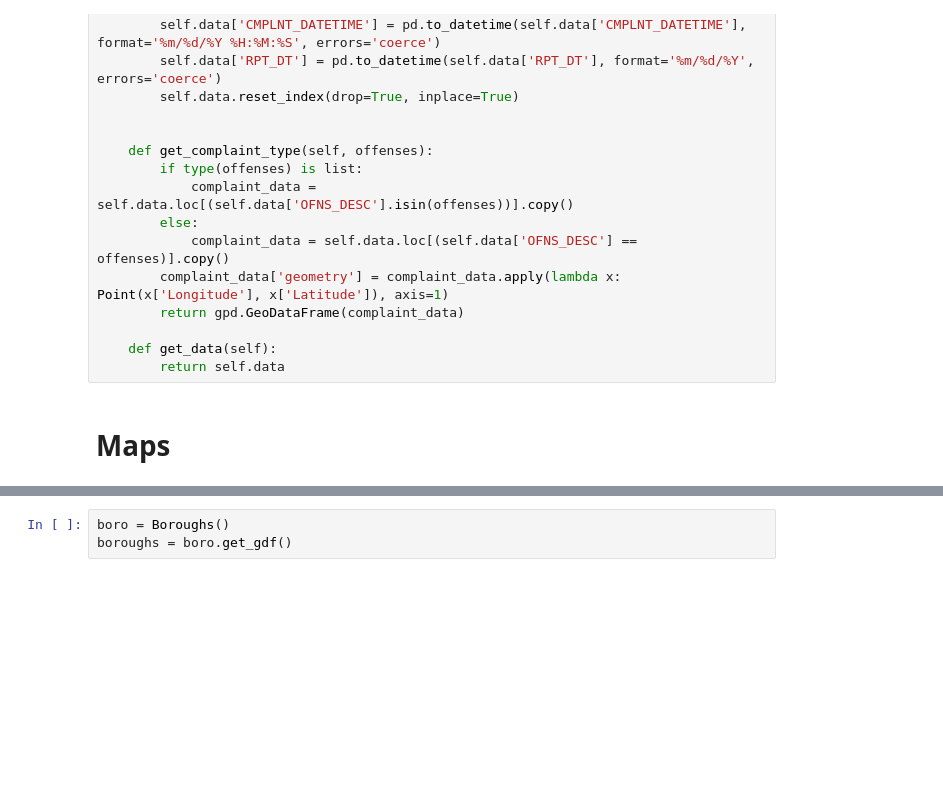
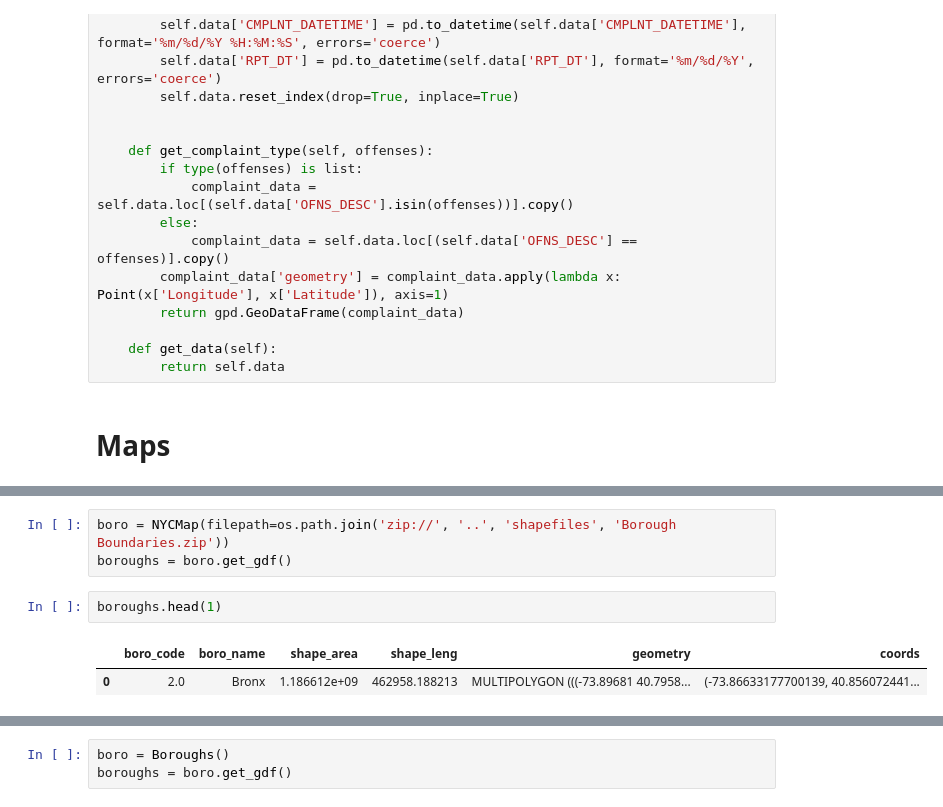
Before and after one commit to MattTriano/NYC_Crime, a Jupyter notebook: analysis/NYC_Crime_EDA_v1.ipynb, the cells around one changed output, grey strips where cells are left out. Drawn from its saved outputs; the diff is of its cells as text; blank space fills up the shorter version.

```diff
--- a/analysis/NYC_Crime_EDA_v1.ipynb
+++ b/analysis/NYC_Crime_EDA_v1.ipynb
@@ -55,0 +75,8 @@ class NYCMap:
+# %%
+boro = NYCMap(filepath=os.path.join('zip://', '..', 'shapefiles', 'Borough Boundaries.zip'))
+boroughs = boro.get_gdf()
+# %%
+boroughs.head(1)
+# %% [output]
+|  | boro_code | boro_name | shape_area | shape_leng | geometry | coords |
+| 0 | 2.0 | Bronx | 1.186612e+09 | 462958.188213 | MULTIPOLYGON (((-73.89681 40.7958... | (-73.86633177700139, 40.856072441... |
```
Also changed, not shown: parts of 6 cells of this notebook.
